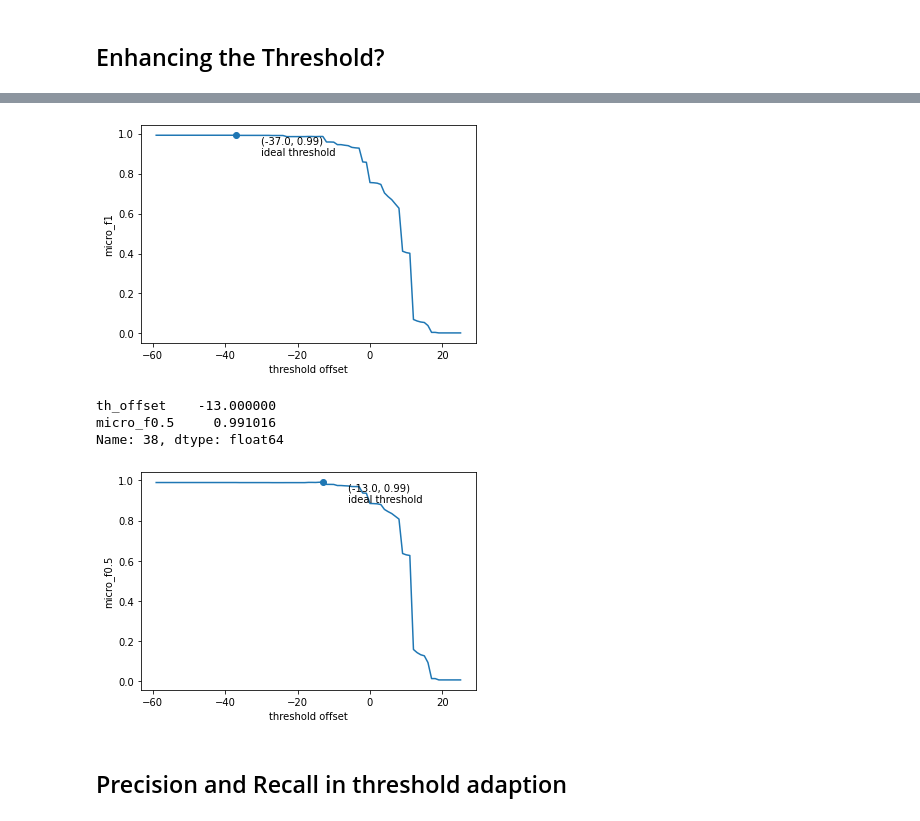
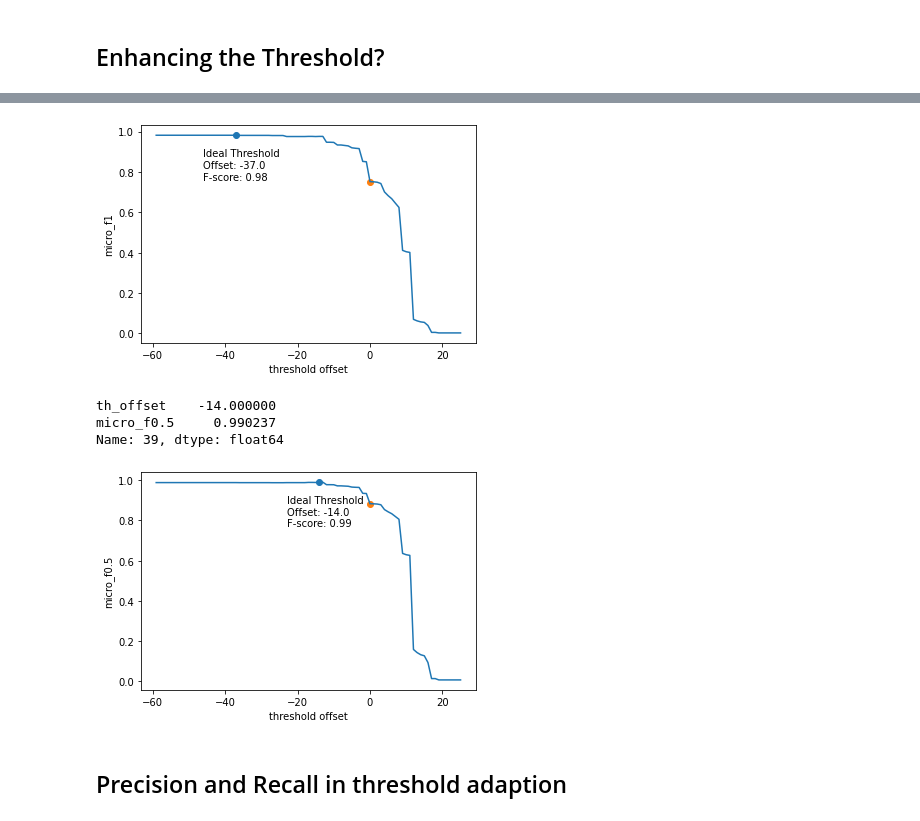
Before and after one commit to PeterWalchhofer/evaluation_bachelor_thesis, a Jupyter notebook: Analysis.ipynb, the cells around one changed output, grey strips where cells are left out. Drawn from its saved outputs; the diff is of its cells as text; code cells hidden in the pictures.

```diff
--- a/Analysis.ipynb
+++ b/Analysis.ipynb
@@ -214,7 +218,7 @@ def create_cd_table(results, entities):
     cd_table = pandas.DataFrame(intermed_table, columns= header).merge(person_assignments,on="id")
 
     cd_table = cd_table.assign(match =  lambda x: x["wikidata"] == x["cd_wd_id"],
-                    # tp = lambda x: x["match"] & x["cd_match_pred"],
+                     tp = lambda x: x["match"] & x["cd_match_pred"],
                     # fp = lambda x: ~x["match"] & x["cd_match_pred"],
                      rank = lambda x: x.groupby("id").cumcount().values + 1,
                      prop_count = lambda x: x["comparison_vec"].apply(lambda y: len(y) if y else 0),
@@ -277,3 +281,12 @@ Record Linkage regarding Wikidata may return a maximum of 1 match, as Wikidata i
 # %% [markdown]
 ### Overview regarding matching decision
 Overview on the decisions of the service: Most decisions are true positives. If not in virtually any case, the true entity was in the set of candidate revealed by the service. There are major differences regarding the data.
+# %%
+cd = cd_table_full
+cd = cd[~cd["wikidata"].isna()]
+any_cd_match = cd[["match", "tp"]].groupby(cd["id"]).any()#.to_frame("any_cd_match")
+any_cd_match["match_category"] = np.select([
+    any_cd_match["match"] & any_cd_match["tp"],
+    any_cd_match["match"]
+],[ "true_positive", "candidate_match"], default="false_positive")
+any_cd_match
@@ -556,12 +650,26 @@ We clearly see that the scoring capability is somewhat off. Here we can try if a
 # %%
+debug = []
 def simulate_th_to_f1(cd):
     adapted_ths = []
-    debug = []
+
+    # Match decisions are only modified for the highest scoring entity.
     cd_first = cd.groupby("id").first()
+
+    # Reverse engineer the exception the scoring algorithm makes, when the two top scoring items' gap is too close for a decision (<10)
+    mutable_match = (cd.
+            groupby("id")
+            .head(2)
+            .groupby("id")
+            .agg({"cd_score":[np.max, np.size, np.min]})
+            .assign(mutable_match = lambda x: (x["cd_score"]["size"] == 1.0) | (x["cd_score"]["size"] > 1.0)  & ((x["cd_score"]["amax"] - x["cd_score"]["amin"]) > 10))
+            ["mutable_match"])
+
+    cd_first = cd_first.merge(mutable_match, on = "id", how ="left")
+
     for i in range(-25,60,1):
 
         adapted_th= cd_first.assign(threshold = lambda x: x["threshold"] - i
-            ,cd_match_pred = lambda x: x["cd_score"] >= x["threshold"])
+            ,cd_match_pred = lambda x: (x["cd_score"] >= x["threshold"]) & x["mutable_match"])
 
         adapted_match = cd.merge(adapted_th.filter(["id","cd_wd_id","cd_match_pred"]), on=["id", "cd_wd_id"], how="left").assign(cd_match_pred = lambda x: np.where(x["cd_match_pred_y"].isna(), x["cd_match_pred_x"], x["cd_match_pred_y"]))
         debug.append(adapted_match)
@@ -581,15 +697,19 @@ ths_f0_5 = th2df("micro_f0.5")
 # %%
-#f1_ths
+
 def plt_f1_th(ths_f1, col):
     max_f1 = ths_f1.loc[ths_f1[col].idxmax()]
+    prev = ths_f1.loc[ths_f1["th_offset"] == 0]
     print(max_f1)
     plt.plot(ths_f1["th_offset"], ths_f1[col])
     plt.scatter(max_f1[0], max_f1[1])
-    plt.annotate(f'({max_f1[0]}, {round(max_f1[1],2)})' +"\nideal threshold", max_f1,xytext = (max_f1[0] + 7, max_f1[1]-0.1))#[0], max_f1[1])
+    plt.scatter(prev["th_offset"], prev[col])
+    plt.annotate(f'Ideal Threshold \nOffset: {max_f1[0]}\nF-score: {round(max_f1[1],2)}', max_f1,xytext = (max_f1[0] - 9, max_f1[1]-0.22))#[0], max_f1[1])
     plt.xlabel("threshold offset")
     plt.ylabel(col)
+    #plt.savefig("./plots/threshold_f0.5.png", dpi=300)
+    plt.show()
 
-    plt.show()
 plt_f1_th(ths_f1, "micro_f1")
-plt_f1_th(ths_f0_5, "micro_f0.5")
+plt_f1_th(ths_f0_5.iloc[::-1], "micro_f0.5")
+#plt_f1_th(ths_prec, "micro_avg_prec")
 # %% [output]
@@ -598,9 +718,9 @@ micro_f1      0.991979
 Name: 62, dtype: float64
-[figure, old version]
+[figure, new version]
-th_offset    -13.000000
-micro_f0.5     0.991016
-Name: 38, dtype: float64
+th_offset    -14.000000
+micro_f0.5     0.990237
+Name: 39, dtype: float64
-[figure, old version]
+[figure, new version]
 # %% [markdown]
 ## Precision and Recall in threshold adaption
 # %%
```
Also changed, not shown: parts of 32 cells of this notebook, 7 other files.
